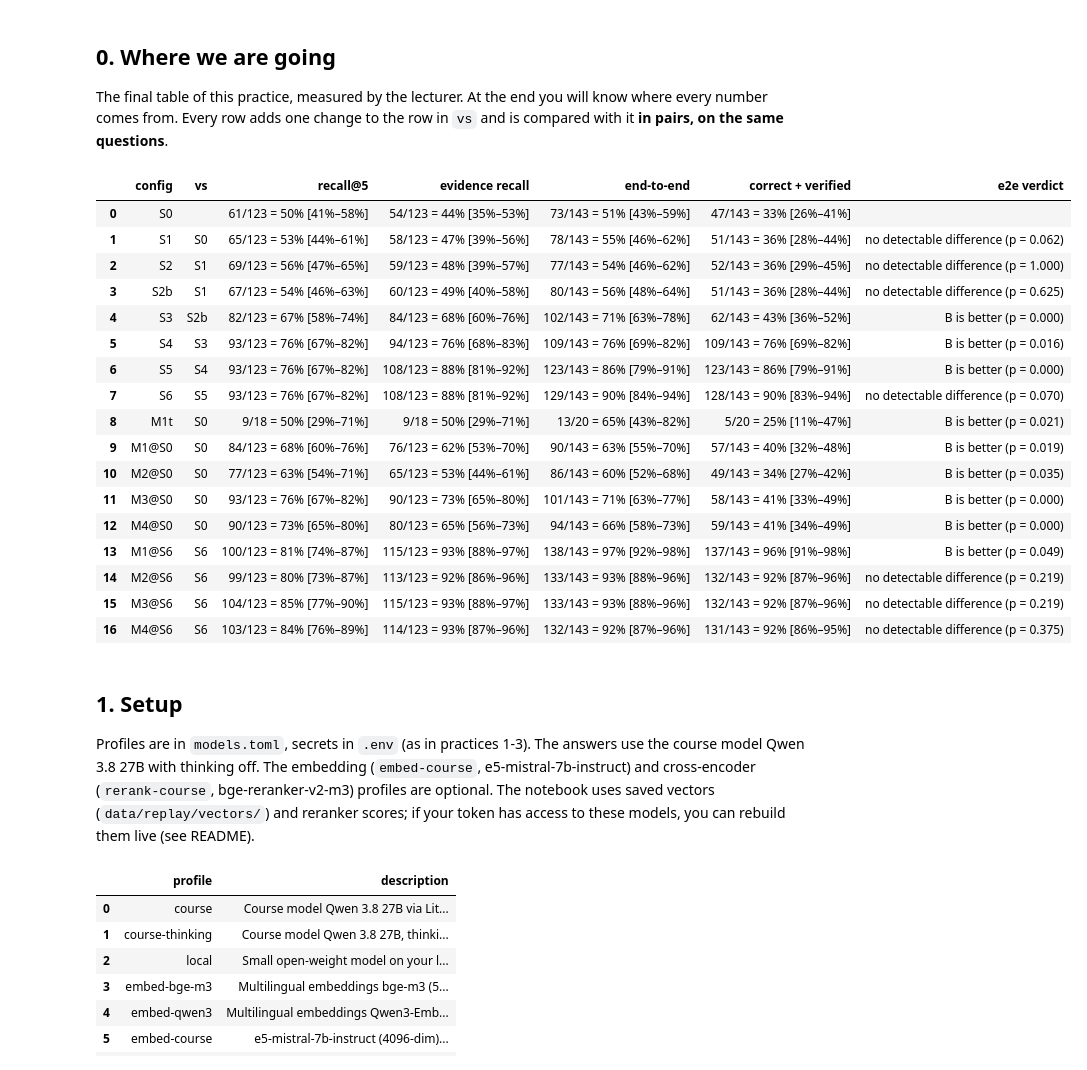
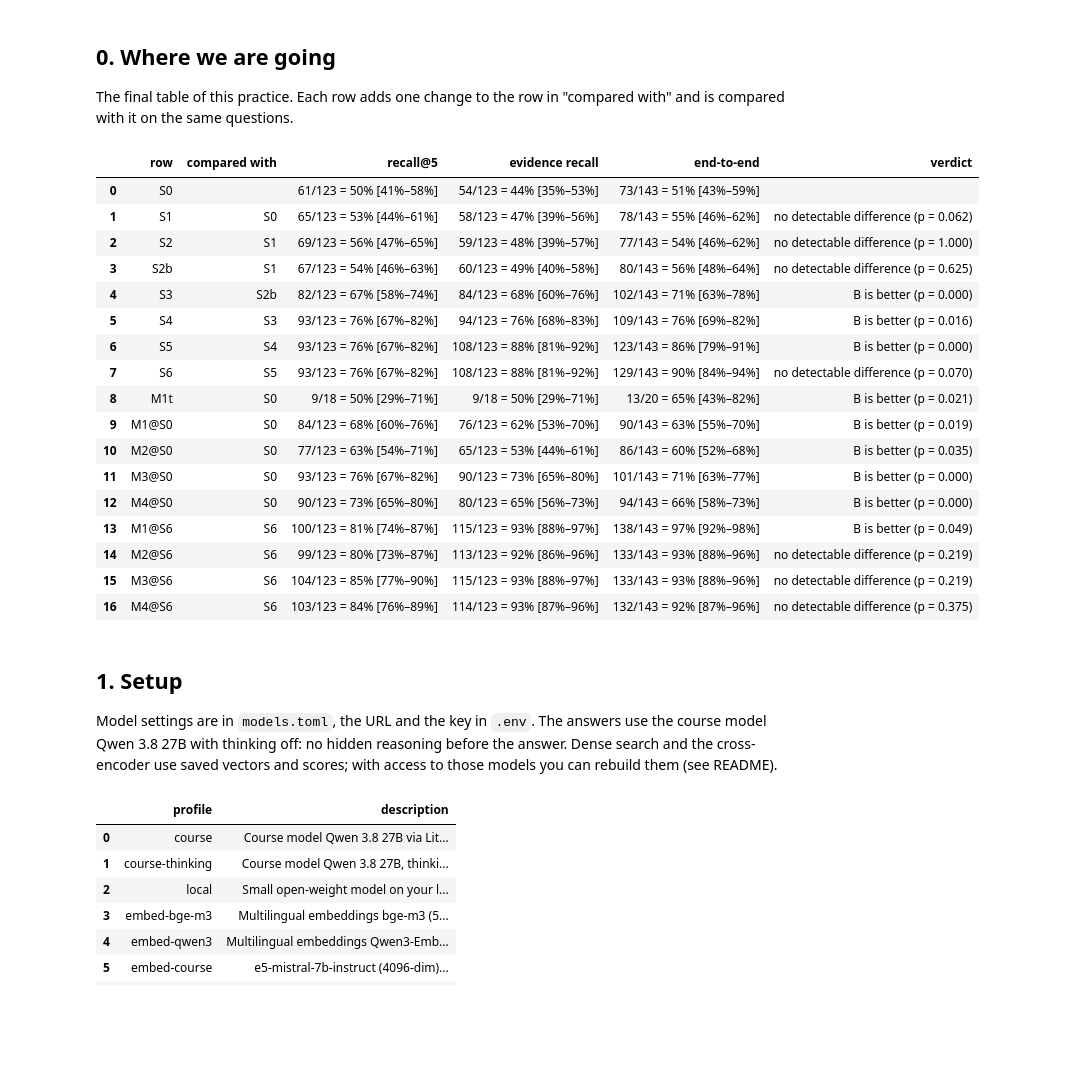
Before and after one commit to Industrial-AI-Research-Lab/course-ml-for-industry-data, a Jupyter notebook: practice-04-rag/reference/practice_04_executed.ipynb, the cells around one changed output. Saved outputs shown, nothing was run; the diff lists cells and outputs as text; code cells hidden in the pictures; blank space fills up the shorter version.

Commit message:
practice 4: shorter notebook text, glossary, readable column labels

```diff
--- a/practice-04-rag/reference/practice_04_executed.ipynb
+++ b/practice-04-rag/reference/practice_04_executed.ipynb
@@ -59,48 +69,47 @@ answers. Single questions in steps 5 and 7 go to the course model live if it ans
 # %% [markdown]
 ## 0. Where we are going
 
-The final table of this practice, measured by the lecturer. At the end you will know where every number comes from.
-Every row adds one change to the row in `vs` and is compared with it **in pairs, on the same questions**.
+The final table of this practice. Each row adds one change to the row in "compared with" and is compared with it
+on the same questions.
 # %%
 import warnings
 
 import pandas as pd
 from IPython.display import Markdown, display
 
 from plant_assistant import REFERENCE_DIR
+from plant_assistant.display import show
 
 warnings.filterwarnings("ignore")
 pd.set_option("display.max_colwidth", 120)
 pd.set_option("display.width", 250)
 reference = pd.read_csv(REFERENCE_DIR / "ablation.csv").fillna("")
-reference[["config", "vs", "recall@5", "evidence recall", "end-to-end", "correct + verified", "e2e verdict"]]
+show(reference, ["config", "vs", "recall@5", "evidence recall", "end-to-end", "e2e verdict"])
 # %% [output]
-|  | config | vs | recall@5 | evidence recall | end-to-end | correct + verified | e2e verdict |
-| 0 | S0 |  | 61/123 = 50% [41%–58%] | 54/123 = 44% [35%–53%] | 73/143 = 51% [43%–59%] | 47/143 = 33% [26%–41%] |  |
-| 1 | S1 | S0 | 65/123 = 53% [44%–61%] | 58/123 = 47% [39%–56%] | 78/143 = 55% [46%–62%] | 51/143 = 36% [28%–44%] | no detectable difference (p = 0.062) |
-| 2 | S2 | S1 | 69/123 = 56% [47%–65%] | 59/123 = 48% [39%–57%] | 77/143 = 54% [46%–62%] | 52/143 = 36% [29%–45%] | no detectable difference (p = 1.000) |
-| 3 | S2b | S1 | 67/123 = 54% [46%–63%] | 60/123 = 49% [40%–58%] | 80/143 = 56% [48%–64%] | 51/143 = 36% [28%–44%] | no detectable difference (p = 0.625) |
-| 4 | S3 | S2b | 82/123 = 67% [58%–74%] | 84/123 = 68% [60%–76%] | 102/143 = 71% [63%–78%] | 62/143 = 43% [36%–52%] | B is better (p = 0.000) |
-| 5 | S4 | S3 | 93/123 = 76% [67%–82%] | 94/123 = 76% [68%–83%] | 109/143 = 76% [69%–82%] | 109/143 = 76% [69%–82%] | B is better (p = 0.016) |
-| 6 | S5 | S4 | 93/123 = 76% [67%–82%] | 108/123 = 88% [81%–92%] | 123/143 = 86% [79%–91%] | 123/143 = 86% [79%–91%] | B is better (p = 0.000) |
-| 7 | S6 | S5 | 93/123 = 76% [67%–82%] | 108/123 = 88% [81%–92%] | 129/143 = 90% [84%–94%] | 128/143 = 90% [83%–94%] | no detectable difference (p = 0.070) |
-| 8 | M1t | S0 | 9/18 = 50% [29%–71%] | 9/18 = 50% [29%–71%] | 13/20 = 65% [43%–82%] | 5/20 = 25% [11%–47%] | B is better (p = 0.021) |
-| 9 | M1@S0 | S0 | 84/123 = 68% [60%–76%] | 76/123 = 62% [53%–70%] | 90/143 = 63% [55%–70%] | 57/143 = 40% [32%–48%] | B is better (p = 0.019) |
-| 10 | M2@S0 | S0 | 77/123 = 63% [54%–71%] | 65/123 = 53% [44%–61%] | 86/143 = 60% [52%–68%] | 49/143 = 34% [27%–42%] | B is better (p = 0.035) |
-| 11 | M3@S0 | S0 | 93/123 = 76% [67%–82%] | 90/123 = 73% [65%–80%] | 101/143 = 71% [63%–77%] | 58/143 = 41% [33%–49%] | B is better (p = 0.000) |
-| 12 | M4@S0 | S0 | 90/123 = 73% [65%–80%] | 80/123 = 65% [56%–73%] | 94/143 = 66% [58%–73%] | 59/143 = 41% [34%–49%] | B is better (p = 0.000) |
-| 13 | M1@S6 | S6 | 100/123 = 81% [74%–87%] | 115/123 = 93% [88%–97%] | 138/143 = 97% [92%–98%] | 137/143 = 96% [91%–98%] | B is better (p = 0.049) |
-| 14 | M2@S6 | S6 | 99/123 = 80% [73%–87%] | 113/123 = 92% [86%–96%] | 133/143 = 93% [88%–96%] | 132/143 = 92% [87%–96%] | no detectable difference (p = 0.219) |
-| 15 | M3@S6 | S6 | 104/123 = 85% [77%–90%] | 115/123 = 93% [88%–97%] | 133/143 = 93% [88%–96%] | 132/143 = 92% [87%–96%] | no detectable difference (p = 0.219) |
-| 16 | M4@S6 | S6 | 103/123 = 84% [76%–89%] | 114/123 = 93% [87%–96%] | 132/143 = 92% [87%–96%] | 131/143 = 92% [86%–95%] | no detectable difference (p = 0.375) |
+|  | row | compared with | recall@5 | evidence recall | end-to-end | verdict |
+| 0 | S0 |  | 61/123 = 50% [41%–58%] | 54/123 = 44% [35%–53%] | 73/143 = 51% [43%–59%] |  |
+| 1 | S1 | S0 | 65/123 = 53% [44%–61%] | 58/123 = 47% [39%–56%] | 78/143 = 55% [46%–62%] | no detectable difference (p = 0.062) |
+| 2 | S2 | S1 | 69/123 = 56% [47%–65%] | 59/123 = 48% [39%–57%] | 77/143 = 54% [46%–62%] | no detectable difference (p = 1.000) |
+| 3 | S2b | S1 | 67/123 = 54% [46%–63%] | 60/123 = 49% [40%–58%] | 80/143 = 56% [48%–64%] | no detectable difference (p = 0.625) |
+| 4 | S3 | S2b | 82/123 = 67% [58%–74%] | 84/123 = 68% [60%–76%] | 102/143 = 71% [63%–78%] | B is better (p = 0.000) |
+| 5 | S4 | S3 | 93/123 = 76% [67%–82%] | 94/123 = 76% [68%–83%] | 109/143 = 76% [69%–82%] | B is better (p = 0.016) |
+| 6 | S5 | S4 | 93/123 = 76% [67%–82%] | 108/123 = 88% [81%–92%] | 123/143 = 86% [79%–91%] | B is better (p = 0.000) |
+| 7 | S6 | S5 | 93/123 = 76% [67%–82%] | 108/123 = 88% [81%–92%] | 129/143 = 90% [84%–94%] | no detectable difference (p = 0.070) |
+| 8 | M1t | S0 | 9/18 = 50% [29%–71%] | 9/18 = 50% [29%–71%] | 13/20 = 65% [43%–82%] | B is better (p = 0.021) |
+| 9 | M1@S0 | S0 | 84/123 = 68% [60%–76%] | 76/123 = 62% [53%–70%] | 90/143 = 63% [55%–70%] | B is better (p = 0.019) |
+| 10 | M2@S0 | S0 | 77/123 = 63% [54%–71%] | 65/123 = 53% [44%–61%] | 86/143 = 60% [52%–68%] | B is better (p = 0.035) |
+| 11 | M3@S0 | S0 | 93/123 = 76% [67%–82%] | 90/123 = 73% [65%–80%] | 101/143 = 71% [63%–77%] | B is better (p = 0.000) |
+| 12 | M4@S0 | S0 | 90/123 = 73% [65%–80%] | 80/123 = 65% [56%–73%] | 94/143 = 66% [58%–73%] | B is better (p = 0.000) |
+| 13 | M1@S6 | S6 | 100/123 = 81% [74%–87%] | 115/123 = 93% [88%–97%] | 138/143 = 97% [92%–98%] | B is better (p = 0.049) |
+| 14 | M2@S6 | S6 | 99/123 = 80% [73%–87%] | 113/123 = 92% [86%–96%] | 133/143 = 93% [88%–96%] | no detectable difference (p = 0.219) |
+| 15 | M3@S6 | S6 | 104/123 = 85% [77%–90%] | 115/123 = 93% [88%–97%] | 133/143 = 93% [88%–96%] | no detectable difference (p = 0.219) |
+| 16 | M4@S6 | S6 | 103/123 = 84% [76%–89%] | 114/123 = 93% [87%–96%] | 132/143 = 92% [87%–96%] | no detectable difference (p = 0.375) |
 # %% [markdown]
 ## 1. Setup
 
-Profiles are in `models.toml`, secrets in `.env` (as in practices 1-3). The answers use the course model
-Qwen 3.8 27B with thinking off. The embedding (`embed-course`, e5-mistral-7b-instruct) and cross-encoder
-(`rerank-course`, bge-reranker-v2-m3) profiles are optional. The notebook uses saved vectors
-(`data/replay/vectors/`) and reranker scores; if your token has access to these models, you can rebuild them live
-(see README).
+Model settings are in `models.toml`, the URL and the key in `.env`. The answers use the course model Qwen 3.8 27B
+with thinking off: no hidden reasoning before the answer. Dense search and the cross-encoder use saved vectors and
+scores; with access to those models you can rebuild them (see README).
 # %%
 import os
 
```
Also changed, not shown: parts of 74 cells of this notebook, 4 other files.
